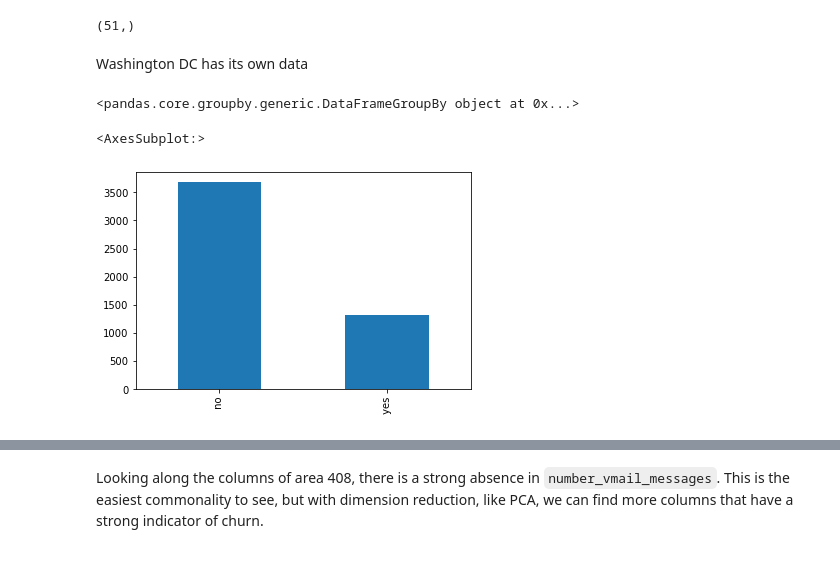
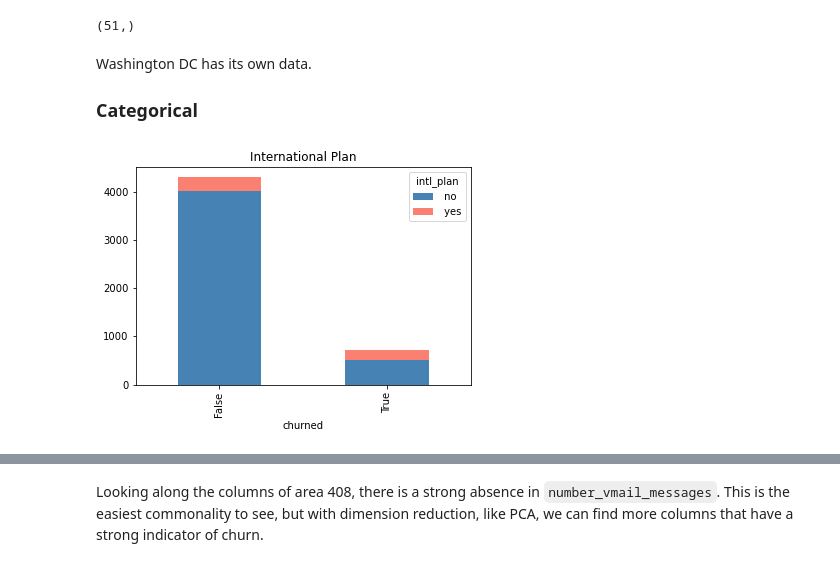
Before and after one commit to rfryrice/data-science, a Jupyter notebook: Project 2 - Churn.ipynb, the cells around one changed output, grey strips where cells are left out. Drawn from its saved outputs; the diff is of its cells as text; code cells hidden in the pictures.

```diff
--- a/Project 2 - Churn.ipynb
+++ b/Project 2 - Churn.ipynb
@@ -85,14 +86,10 @@ data['state'].value_counts().shape
 # %% [output]
 (51,)
 # %% [markdown]
-Washington DC has its own data
+Washington DC has its own data.
+### Categorical
 # %%
-test = data[['intl_plan','voice_mail_plan','churned']]
-test.groupby('churned')
+data.groupby(['churned', 'intl_plan']).size().unstack().plot(kind='bar', stacked=True,
+                                                             color=['steelblue', 'salmon'], title='International Plan');
 # %% [output]
-<pandas.core.groupby.generic.DataFrameGroupBy object at 0x...>
+[figure, added]
-# %%
-data['voice_mail_plan'].value_counts().plot(kind='bar')
-# %% [output]
-<AxesSubplot:>
-[figure, removed]
```
Also changed, not shown: parts of 23 cells of this notebook, 7 other files.
